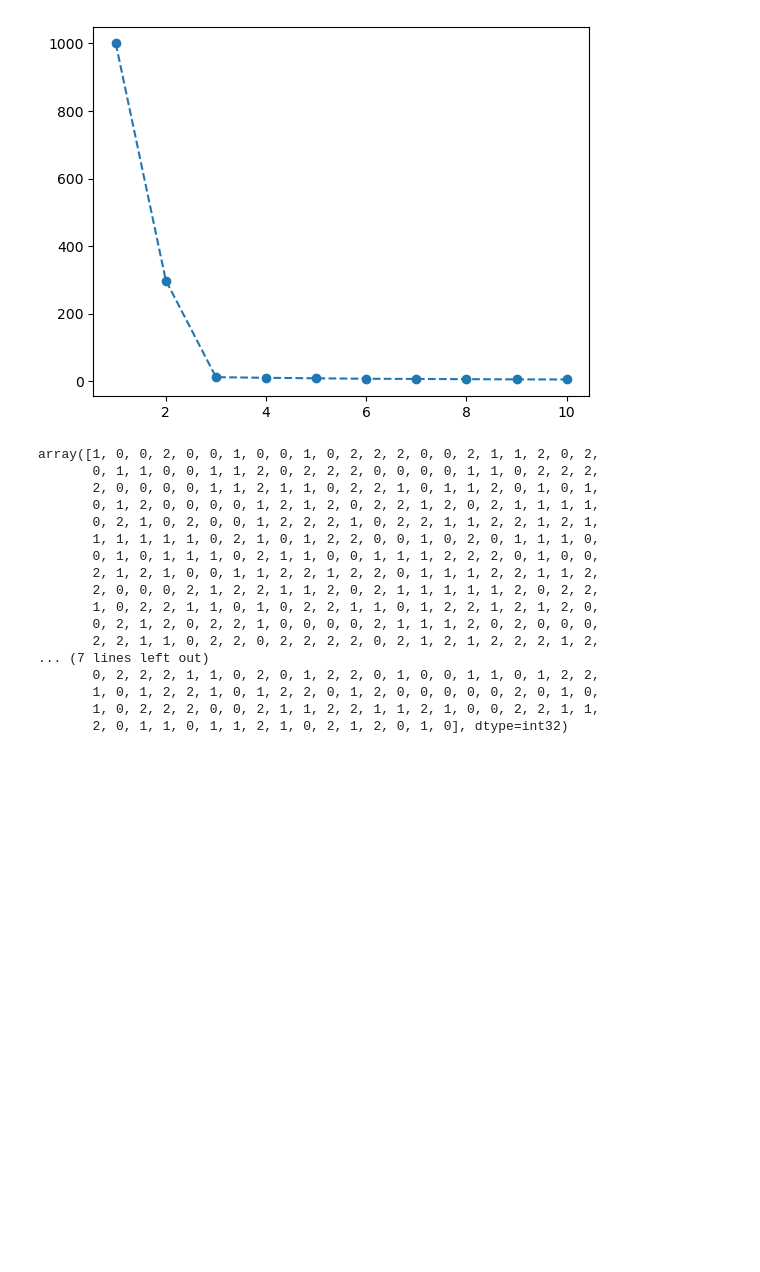
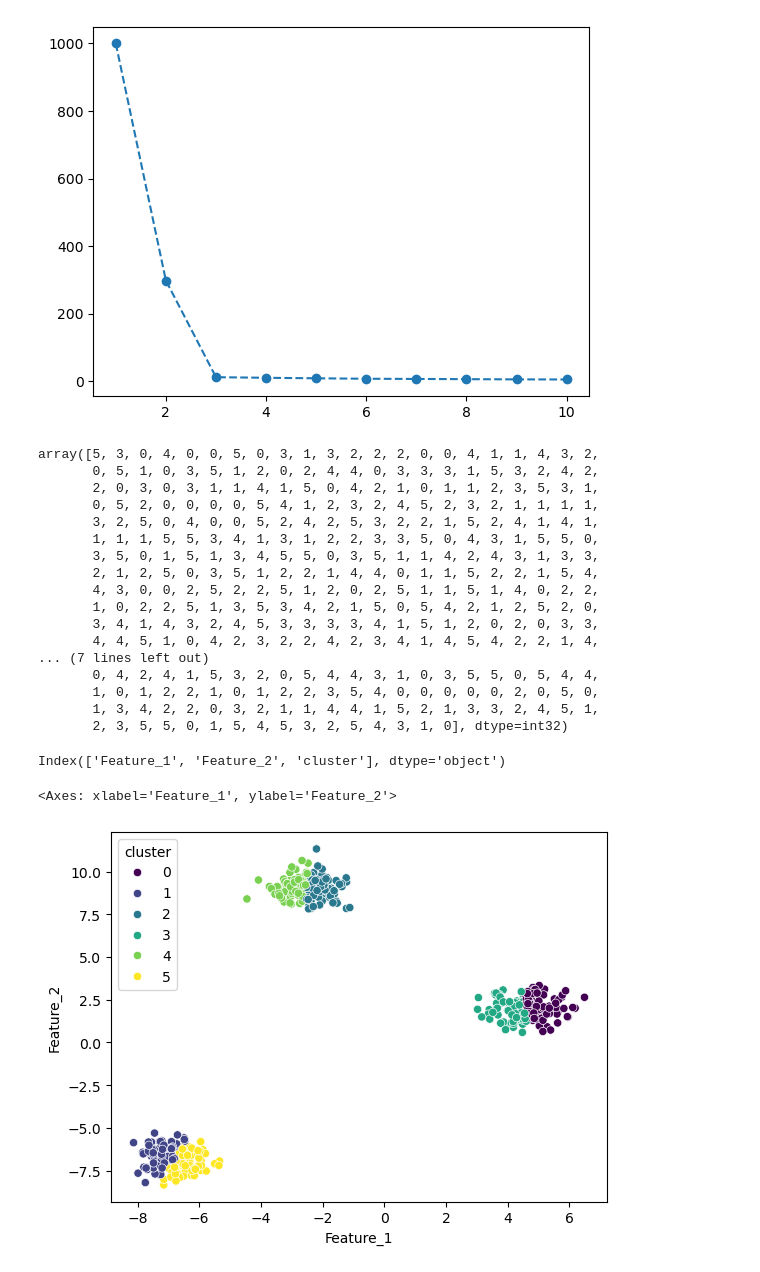
Before and after one commit to Sathvara-Amitkumar/Machine-Learning, a Jupyter notebook: Unsupervised ML/algorithm.ipynb, the cells around one changed output. Cells and saved outputs as stored; diff of their text form; code cells hidden in the pictures; blank space fills up the shorter version.

```diff
--- a/Unsupervised ML/algorithm.ipynb
+++ b/Unsupervised ML/algorithm.ipynb
@@ -59,26 +59,37 @@ plt.plot(k_range, inertia, 'o--')
 [<matplotlib.lines.Line2D at 0x...>]
 [figure]
 # %%
-kmeans_final = KMeans(n_clusters=3, random_state=42)
+kmeans_final = KMeans(n_clusters=6, random_state=42)
 # %%
 cluster_label = kmeans_final.fit_predict(X_scale)
 # %%
 cluster_label
 # %% [output]
-array([1, 0, 0, 2, 0, 0, 1, 0, 0, 1, 0, 2, 2, 2, 0, 0, 2, 1, 1, 2, 0, 2,
-       0, 1, 1, 0, 0, 1, 1, 2, 0, 2, 2, 2, 0, 0, 0, 0, 1, 1, 0, 2, 2, 2,
-       2, 0, 0, 0, 0, 1, 1, 2, 1, 1, 0, 2, 2, 1, 0, 1, 1, 2, 0, 1, 0, 1,
-       0, 1, 2, 0, 0, 0, 0, 1, 2, 1, 2, 0, 2, 2, 1, 2, 0, 2, 1, 1, 1, 1,
-       0, 2, 1, 0, 2, 0, 0, 1, 2, 2, 2, 1, 0, 2, 2, 1, 1, 2, 2, 1, 2, 1,
-       1, 1, 1, 1, 1, 0, 2, 1, 0, 1, 2, 2, 0, 0, 1, 0, 2, 0, 1, 1, 1, 0,
-       0, 1, 0, 1, 1, 1, 0, 2, 1, 1, 0, 0, 1, 1, 1, 2, 2, 2, 0, 1, 0, 0,
-       2, 1, 2, 1, 0, 0, 1, 1, 2, 2, 1, 2, 2, 0, 1, 1, 1, 2, 2, 1, 1, 2,
-       2, 0, 0, 0, 2, 1, 2, 2, 1, 1, 2, 0, 2, 1, 1, 1, 1, 1, 2, 0, 2, 2,
-       1, 0, 2, 2, 1, 1, 0, 1, 0, 2, 2, 1, 1, 0, 1, 2, 2, 1, 2, 1, 2, 0,
-       0, 2, 1, 2, 0, 2, 2, 1, 0, 0, 0, 0, 2, 1, 1, 1, 2, 0, 2, 0, 0, 0,
-       2, 2, 1, 1, 0, 2, 2, 0, 2, 2, 2, 2, 0, 2, 1, 2, 1, 2, 2, 2, 1, 2,
+array([5, 3, 0, 4, 0, 0, 5, 0, 3, 1, 3, 2, 2, 2, 0, 0, 4, 1, 1, 4, 3, 2,
+       0, 5, 1, 0, 3, 5, 1, 2, 0, 2, 4, 4, 0, 3, 3, 3, 1, 5, 3, 2, 4, 2,
+       2, 0, 3, 0, 3, 1, 1, 4, 1, 5, 0, 4, 2, 1, 0, 1, 1, 2, 3, 5, 3, 1,
+       0, 5, 2, 0, 0, 0, 0, 5, 4, 1, 2, 3, 2, 4, 5, 2, 3, 2, 1, 1, 1, 1,
+       3, 2, 5, 0, 4, 0, 0, 5, 2, 4, 2, 5, 3, 2, 2, 1, 5, 2, 4, 1, 4, 1,
+       1, 1, 1, 5, 5, 3, 4, 1, 3, 1, 2, 2, 3, 3, 5, 0, 4, 3, 1, 5, 5, 0,
+       3, 5, 0, 1, 5, 1, 3, 4, 5, 5, 0, 3, 5, 1, 1, 4, 2, 4, 3, 1, 3, 3,
+       2, 1, 2, 5, 0, 3, 5, 1, 2, 2, 1, 4, 4, 0, 1, 1, 5, 2, 2, 1, 5, 4,
+       4, 3, 0, 0, 2, 5, 2, 2, 5, 1, 2, 0, 2, 5, 1, 1, 5, 1, 4, 0, 2, 2,
+       1, 0, 2, 2, 5, 1, 3, 5, 3, 4, 2, 1, 5, 0, 5, 4, 2, 1, 2, 5, 2, 0,
+       3, 4, 1, 4, 3, 2, 4, 5, 3, 3, 3, 3, 4, 1, 5, 1, 2, 0, 2, 0, 3, 3,
+       4, 4, 5, 1, 0, 4, 2, 3, 2, 2, 4, 2, 3, 4, 1, 4, 5, 4, 2, 2, 1, 4,
 ... (7 lines left out)
-       0, 2, 2, 2, 1, 1, 0, 2, 0, 1, 2, 2, 0, 1, 0, 0, 1, 1, 0, 1, 2, 2,
-       1, 0, 1, 2, 2, 1, 0, 1, 2, 2, 0, 1, 2, 0, 0, 0, 0, 0, 2, 0, 1, 0,
-       1, 0, 2, 2, 2, 0, 0, 2, 1, 1, 2, 2, 1, 1, 2, 1, 0, 0, 2, 2, 1, 1,
-       2, 0, 1, 1, 0, 1, 1, 2, 1, 0, 2, 1, 2, 0, 1, 0], dtype=int32)
+       0, 4, 2, 4, 1, 5, 3, 2, 0, 5, 4, 4, 3, 1, 0, 3, 5, 5, 0, 5, 4, 4,
+       1, 0, 1, 2, 2, 1, 0, 1, 2, 2, 3, 5, 4, 0, 0, 0, 0, 0, 2, 0, 5, 0,
+       1, 3, 4, 2, 2, 0, 3, 2, 1, 1, 4, 4, 1, 5, 2, 1, 3, 3, 2, 4, 5, 1,
+       2, 3, 5, 5, 0, 1, 5, 4, 5, 3, 2, 5, 4, 3, 1, 0], dtype=int32)
+# %%
+ df.columns
+# %% [output]
+Index(['Feature_1', 'Feature_2', 'cluster'], dtype='object')
+# %%
+df['cluster'] = cluster_label
+# %%
+sns.scatterplot(x='Feature_1', y='Feature_2', hue='cluster', palette='viridis', data=df)
+# %% [output]
+<Axes: xlabel='Feature_1', ylabel='Feature_2'>
+[figure, added]
```
